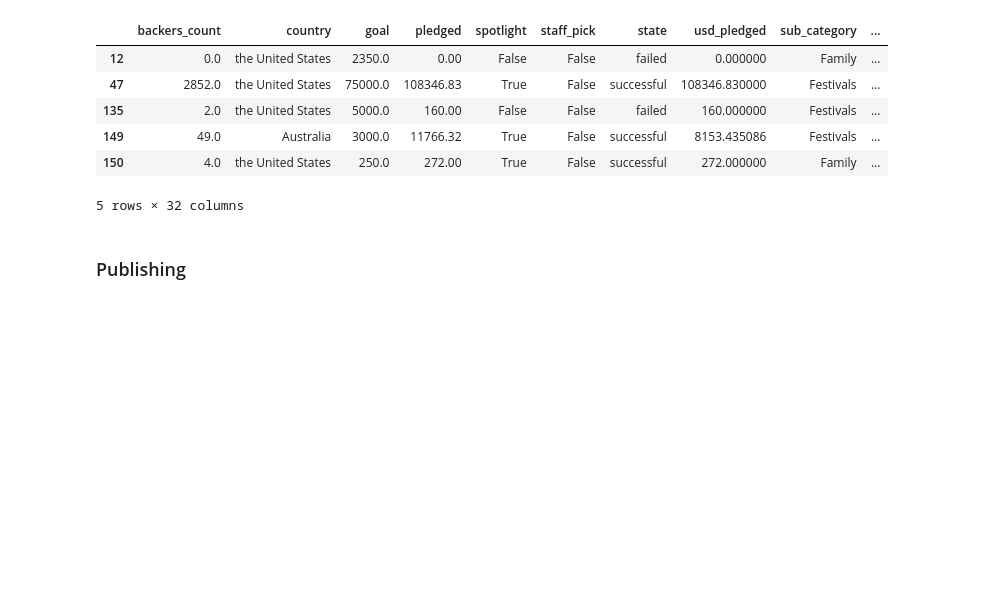
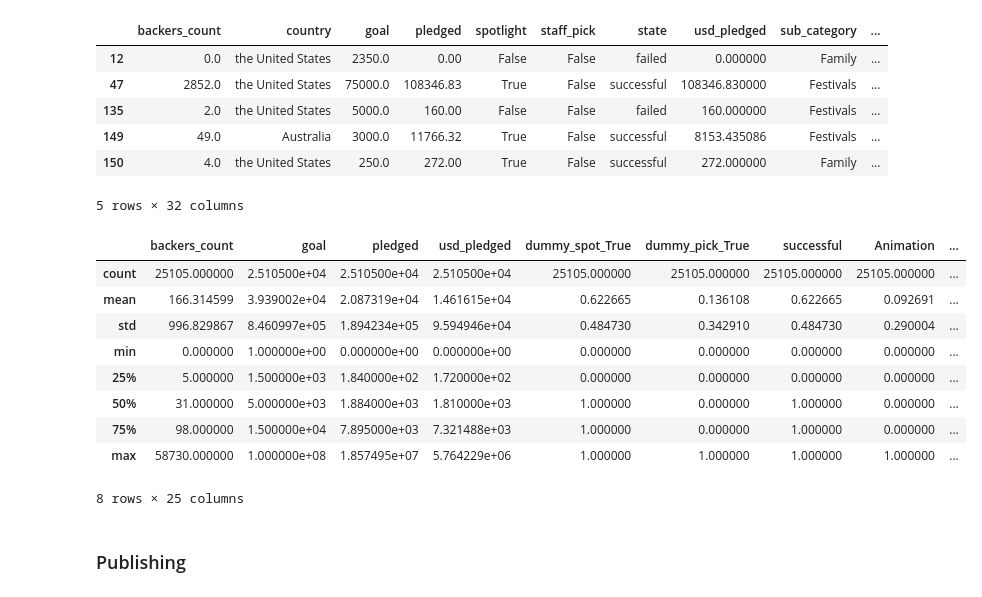
Before and after one commit to IanIrizarry/kickstarter-success-predictions, a Jupyter notebook: kickstarter-success-predictions.ipynb, the cells around one changed output. Saved outputs shown, nothing was run; the diff lists cells and outputs as text; code cells hidden in the pictures; blank space fills up the shorter version.

```diff
--- a/kickstarter-success-predictions.ipynb
+++ b/kickstarter-success-predictions.ipynb
@@ -863,6 +890,19 @@ film_video.head()
 | 149 | 49.0 | Australia | 3000.0 | 11766.32 | True | False | successful | 8153.435086 | Festivals | ... |
 | 150 | 4.0 | the United States | 250.0 | 272.00 | True | False | successful | 272.000000 | Family | ... |
 5 rows × 32 columns
+# %%
+film_video.describe()
+# %% [output]
+|  | backers_count | goal | pledged | usd_pledged | dummy_spot_True | dummy_pick_True | successful | Animation | ... |
+| count | 25105.000000 | 2.510500e+04 | 2.510500e+04 | 2.510500e+04 | 25105.000000 | 25105.000000 | 25105.000000 | 25105.000000 | ... |
+| mean | 166.314599 | 3.939002e+04 | 2.087319e+04 | 1.461615e+04 | 0.622665 | 0.136108 | 0.622665 | 0.092691 | ... |
+| std | 996.829867 | 8.460997e+05 | 1.894234e+05 | 9.594946e+04 | 0.484730 | 0.342910 | 0.484730 | 0.290004 | ... |
+| min | 0.000000 | 1.000000e+00 | 0.000000e+00 | 0.000000e+00 | 0.000000 | 0.000000 | 0.000000 | 0.000000 | ... |
+| 25% | 5.000000 | 1.500000e+03 | 1.840000e+02 | 1.720000e+02 | 0.000000 | 0.000000 | 0.000000 | 0.000000 | ... |
+| 50% | 31.000000 | 5.000000e+03 | 1.884000e+03 | 1.810000e+03 | 1.000000 | 0.000000 | 1.000000 | 0.000000 | ... |
+| 75% | 98.000000 | 1.500000e+04 | 7.895000e+03 | 7.321488e+03 | 1.000000 | 0.000000 | 1.000000 | 0.000000 | ... |
+| max | 58730.000000 | 1.000000e+08 | 1.857495e+07 | 5.764229e+06 | 1.000000 | 1.000000 | 1.000000 | 1.000000 | ... |
+8 rows × 25 columns
 # %% [markdown]
 ### Publishing
 # %%
```
Also changed, not shown: parts of 7 cells of this notebook, 1 other file.
